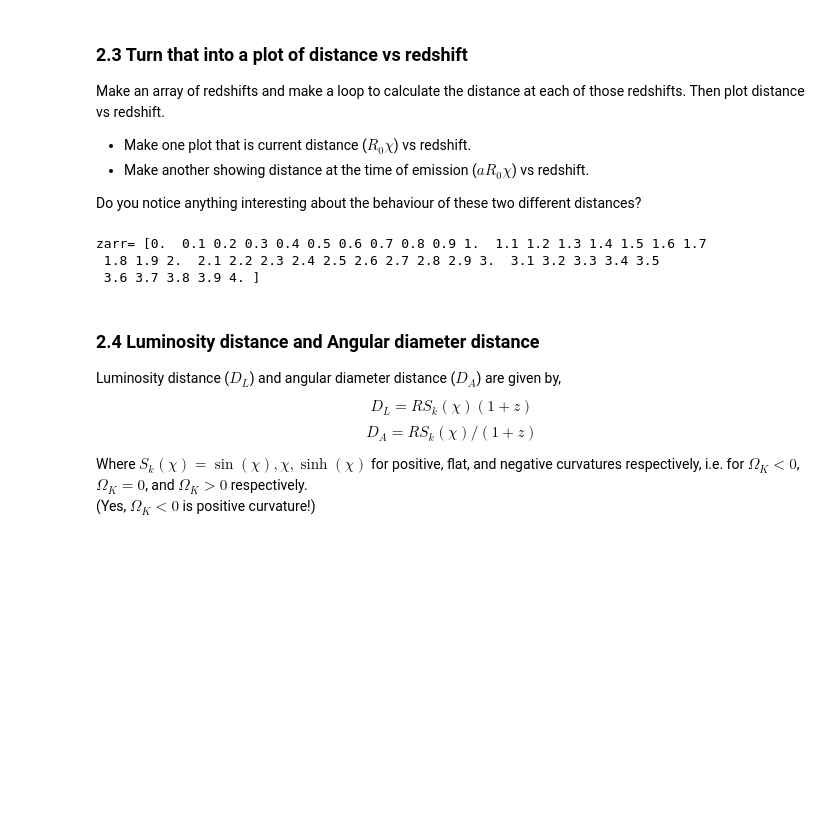
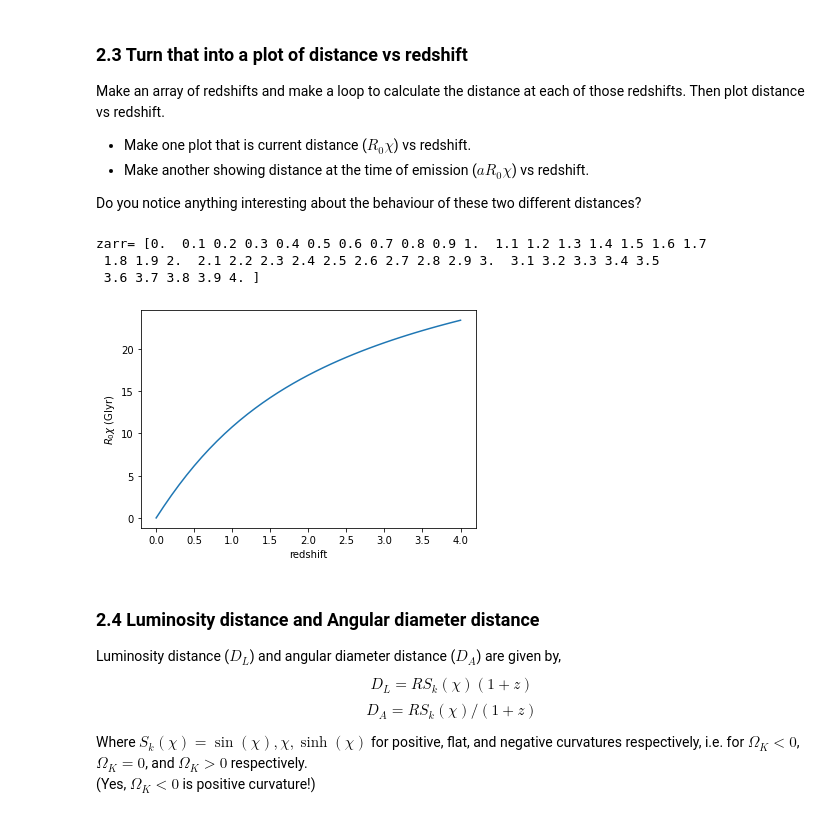
Before and after one commit to nicomii/cosmooo, a Jupyter notebook: Distances.ipynb, the cells around one changed output. Saved outputs shown, nothing was run; the diff lists cells and outputs as text; code cells hidden in the pictures; blank space fills up the shorter version.

```diff
--- a/Distances.ipynb
+++ b/Distances.ipynb
@@ -49,7 +49,7 @@ Define the function you need to integrate, and integrate it for a single value o
 # Write a function for the integrand, i.e. $1/E(z)$,
 def Ezinv(z, om, ol):
     ok = 1.0-om-ol
-    Ez = np.sqrt(0.0) # Put your code here!  This is not right until you change it.
+    Ez = ((om*((1+z)**3))+ol + (ok*((1+z)**(2))))**0.5 # Put your code here!  This is not right until you change it.
     return 1.0/Ez
 
 # Choose the redshift (e.g. z=0.3)
@@ -95,27 +98,28 @@ Do you notice anything interesting about the behaviour of these two different di
 # %%
 # Start by making an array of redshifts
 zstart = 0.0
 zstop = 4.1
 zstep = 0.1 # Make this finer to make the plot smoother
 zarr = np.arange(zstart,zstop,zstep)
 print('zarr=',zarr)
 
 # Now add your code to calculate distance vs redshift and then plot it.
 xarr = np.zeros(len(zarr))
 for i, z in enumerate(zarr):
-    xarr[i] = 0.0 #'Your code here'
+    xarr[i] = integrate.quad(Ezinv,0,z,args=(om,ol))[0]
 
 # Sub in the required constants to get the comoving distance R_0*X
-#R0X = xarr*cH0Glyr # Distance in Glyr
+R0X = xarr*cH0Glyr # Distance in Glyr
 
-#plt.plot(zarr,R0X)
-#plt.xlabel('redshift')
-#plt.ylabel('$R_0\chi$ (Glyr)')
-#plt.show()
+plt.plot(zarr,R0X)
+plt.xlabel('redshift')
+plt.ylabel('$R_0\chi$ (Glyr)')
+plt.show()
 # %% [output]
 zarr= [0.  0.1 0.2 0.3 0.4 0.5 0.6 0.7 0.8 0.9 1.  1.1 1.2 1.3 1.4 1.5 1.6 1.7
  1.8 1.9 2.  2.1 2.2 2.3 2.4 2.5 2.6 2.7 2.8 2.9 3.  3.1 3.2 3.3 3.4 3.5
  3.6 3.7 3.8 3.9 4. ]
+[figure, added]
 # %% [markdown]
 ### 2.4 Luminosity distance and Angular diameter distance
 
```
Also changed, not shown: parts of 3 cells of this notebook.
